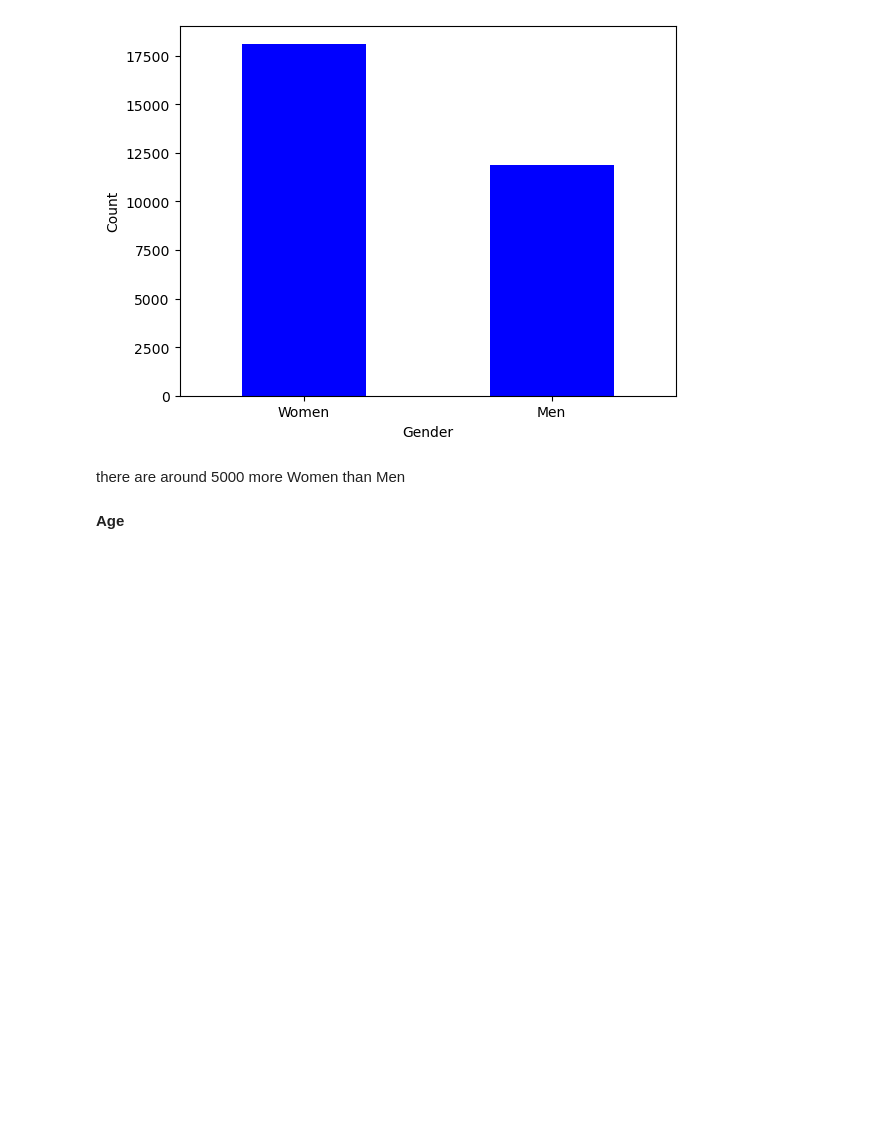
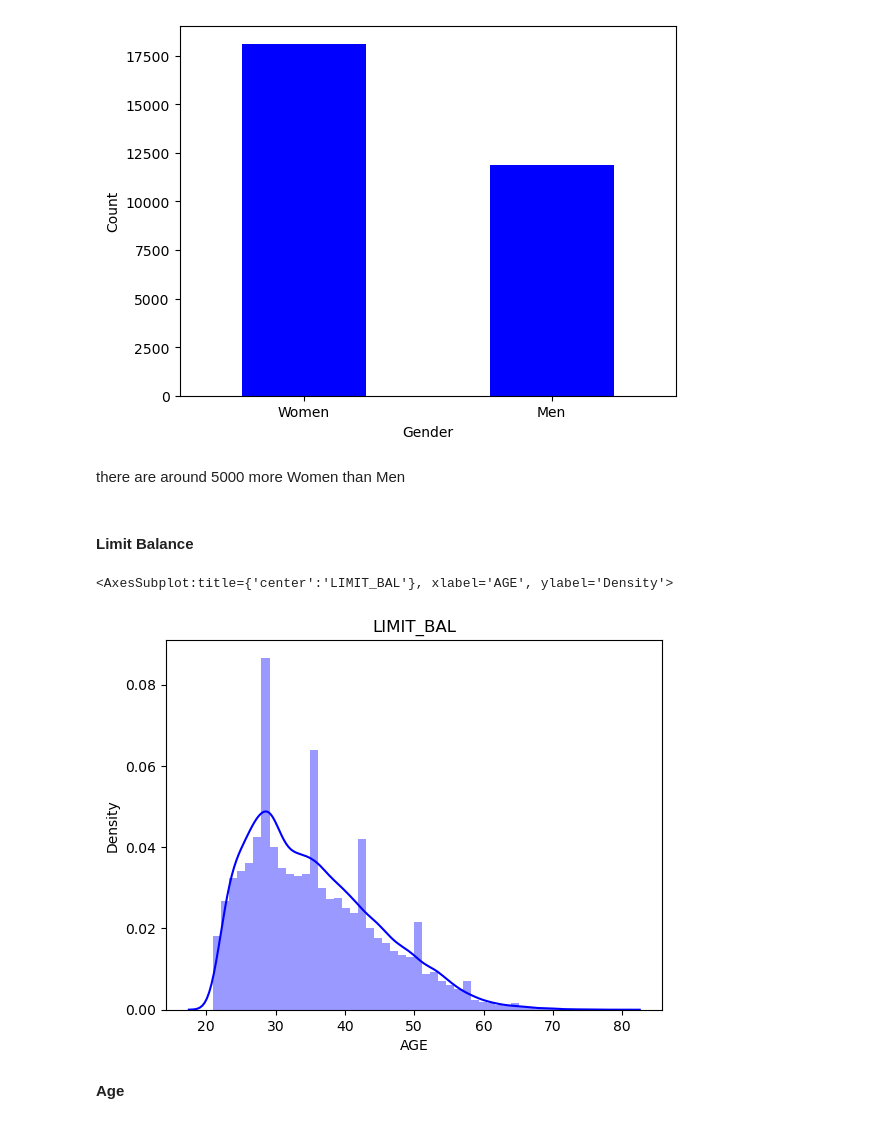
Before and after one commit to JivitteshS/Projects, a Jupyter notebook: Credit Card default Classification/Credit Default Classification - Project.ipynb, the cells around one changed output. Saved outputs shown, nothing was run; the diff lists cells and outputs as text; code cells hidden in the pictures; blank space fills up the shorter version.

```diff
--- a/Credit Card default Classification/Credit Default Classification - Project.ipynb
+++ b/Credit Card default Classification/Credit Default Classification - Project.ipynb
@@ -318,6 +316,15 @@ plt.show()
 [figure]
 # %% [markdown]
 there are around 5000 more Women than Men
+# %% [markdown]
+#### Limit Balance
+# %%
+fig, ax = plt.subplots()
+ax.set_title("LIMIT_BAL")
+sns.distplot(df_eda['AGE'], hist=True,color="b")
+# %% [output]
+<AxesSubplot:title={'center':'LIMIT_BAL'}, xlabel='AGE', ylabel='Density'>
+[figure, added]
 # %% [markdown]
 **Age**
 # %%
```
Also changed, not shown: parts of 60 cells of this notebook.
